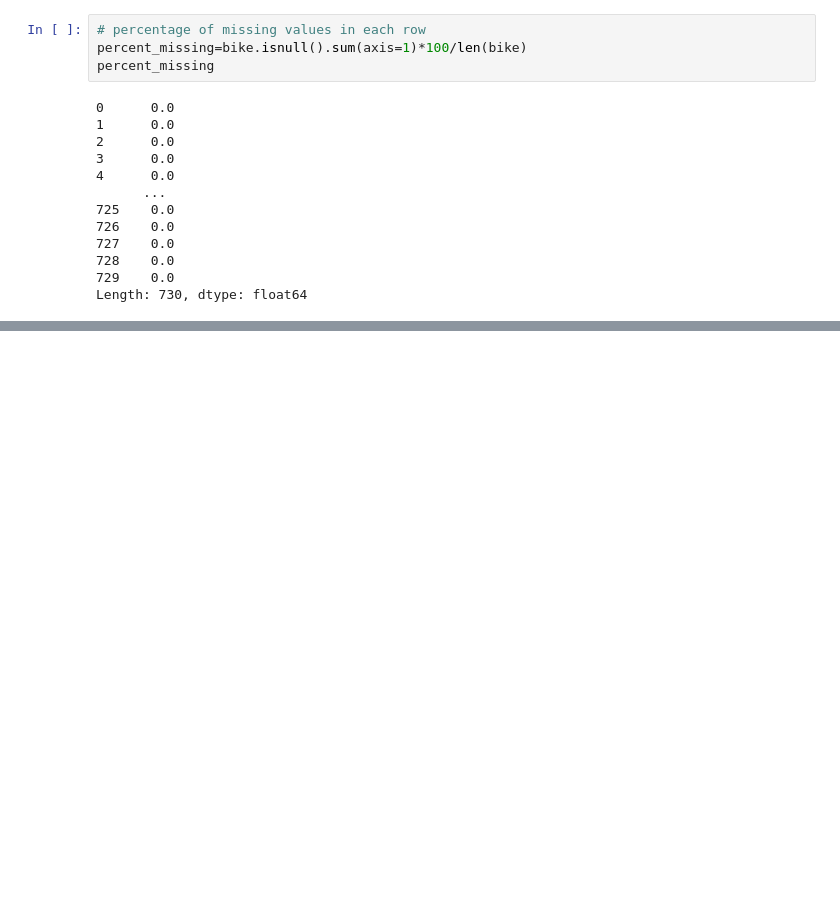
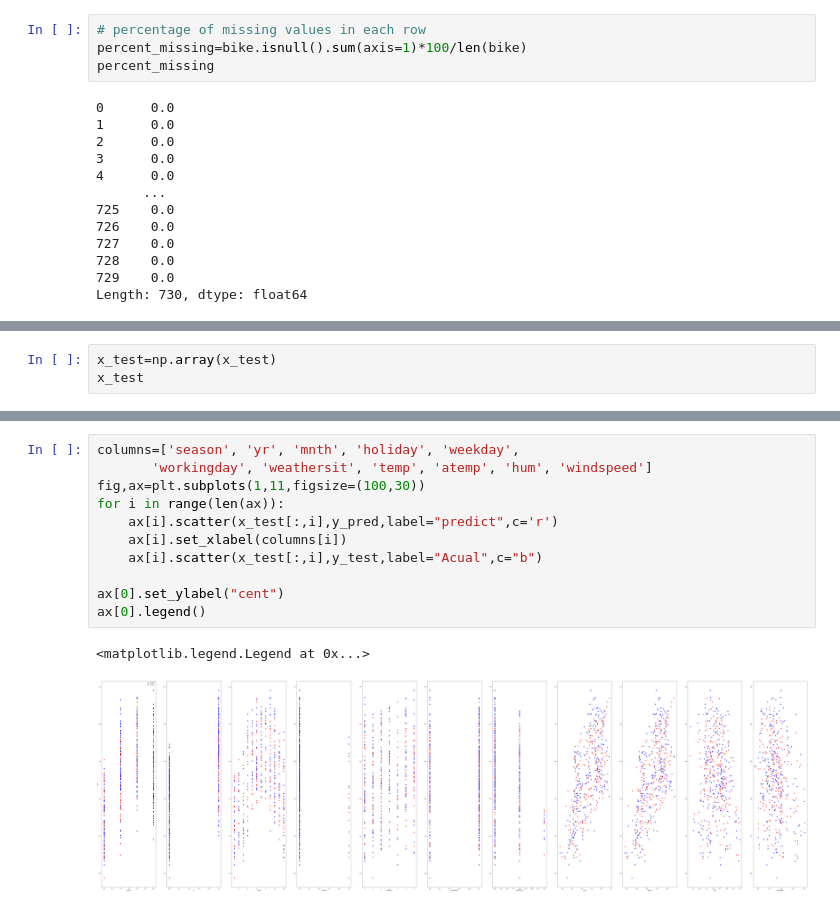
Before and after one commit to shrou6/Multiple-linear-Regression, a Jupyter notebook: project.ipynb, the cells around one changed output, grey strips where cells are left out. Drawn from its saved outputs; the diff is of its cells as text; blank space fills up the shorter version.

```diff
--- a/project.ipynb
+++ b/project.ipynb
@@ -241,0 +290,3 @@ df_train.head()
+# %%
+x_test=np.array(x_test)
+x_test
@@ -241,0 +307,14 @@ df_train.head()
+# %%
+columns=['season', 'yr', 'mnth', 'holiday', 'weekday',
+       'workingday', 'weathersit', 'temp', 'atemp', 'hum', 'windspeed']
+fig,ax=plt.subplots(1,11,figsize=(100,30))
+for i in range(len(ax)):
+    ax[i].scatter(x_test[:,i],y_pred,label="predict",c='r')
+    ax[i].set_xlabel(columns[i])
+    ax[i].scatter(x_test[:,i],y_test,label="Acual",c="b")
+
+ax[0].set_ylabel("cent")
+ax[0].legend()
+# %% [output]
+<matplotlib.legend.Legend at 0x...>
+[figure, added]
```
Also changed, not shown: parts of 44 cells of this notebook.
